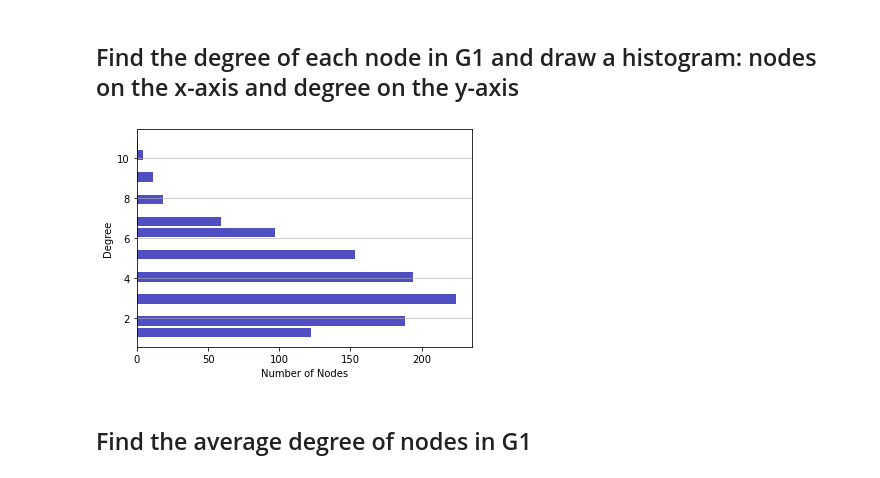
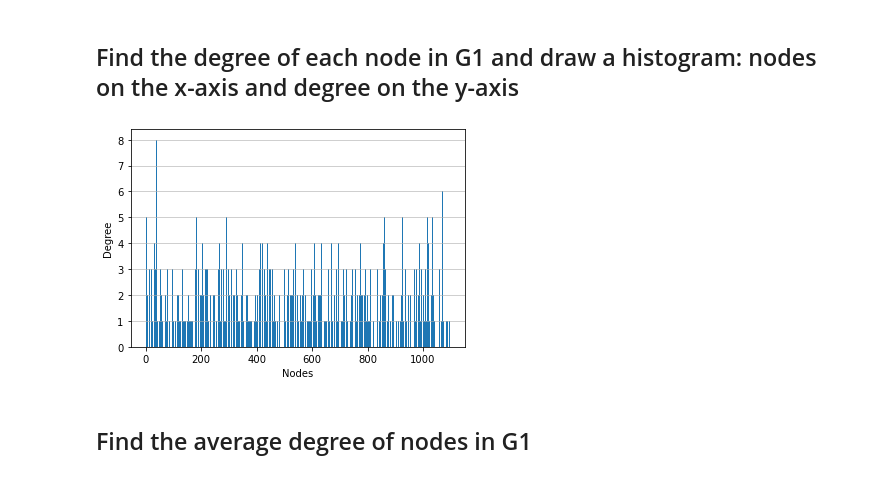
Before and after one commit to zhifengyang-ou/Zhifeng_networkScience, a Jupyter notebook: Project-1.ipynb, the cells around one changed output. Cells and saved outputs as stored; diff of their text form; code cells hidden in the pictures.

```diff
--- a/Project-1.ipynb
+++ b/Project-1.ipynb
@@ -25,14 +25,14 @@ plt.show()
 ## Find the degree of each node in G1 and draw a histogram: nodes on the x-axis and degree on the y-axis
 # %%
 degree_sequence = [d for n, d in G1.degree()]
-plt.hist(x=degree_sequence, bins='auto', color='#0504aa',
-                            alpha=0.7, rwidth=0.85,orientation='horizontal')
+x=[n for n, d in G1.degree()]
+plt.bar(x,degree_sequence)
 plt.grid(axis='y', alpha=0.75)
-plt.xlabel('Number of Nodes')
+plt.xlabel('Nodes')
 plt.ylabel('Degree')
 plt.show()
 # %% [output]
-[figure, old version]
+[figure, new version]
 # %% [markdown]
 ## Find the average degree of nodes in G1
 # %%
```
Also changed, not shown: parts of 12 cells of this notebook.
